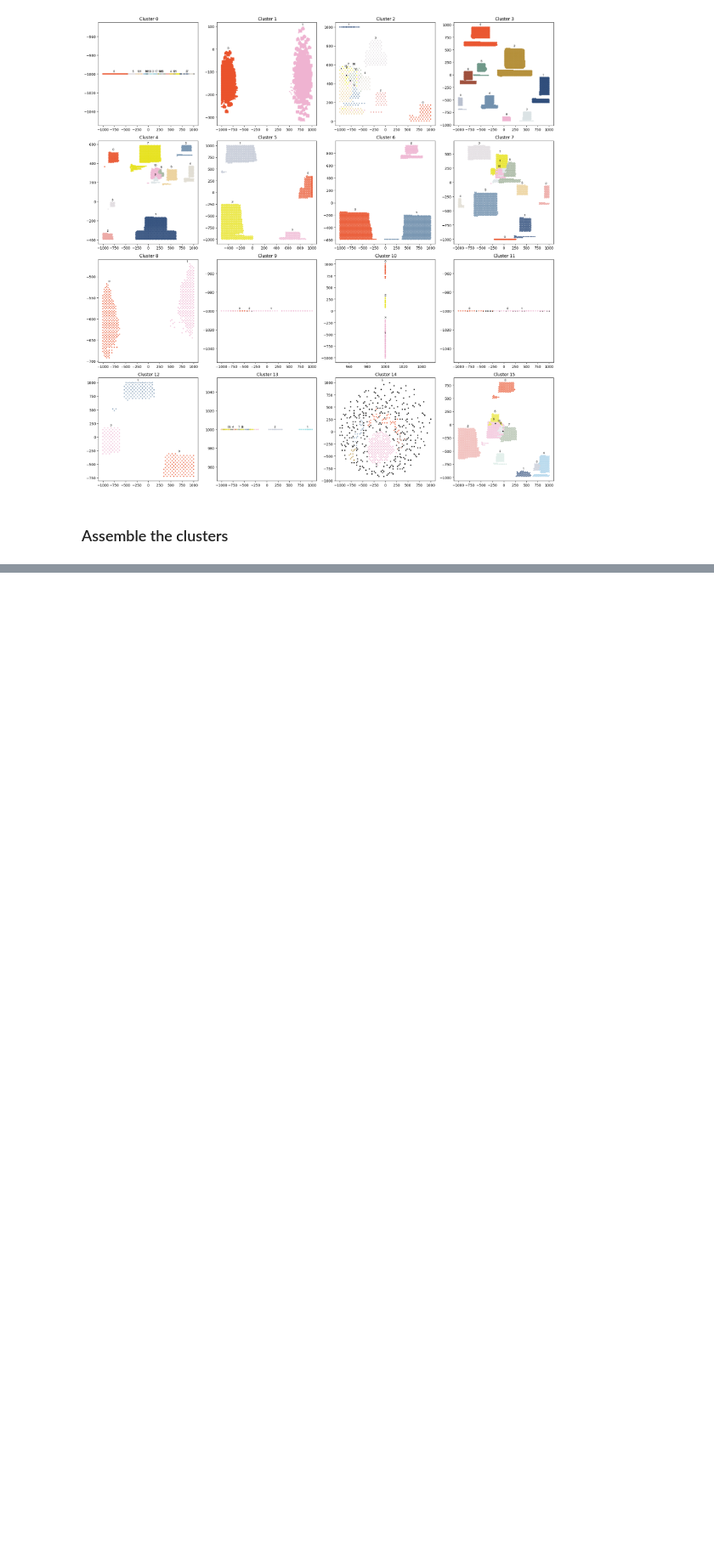
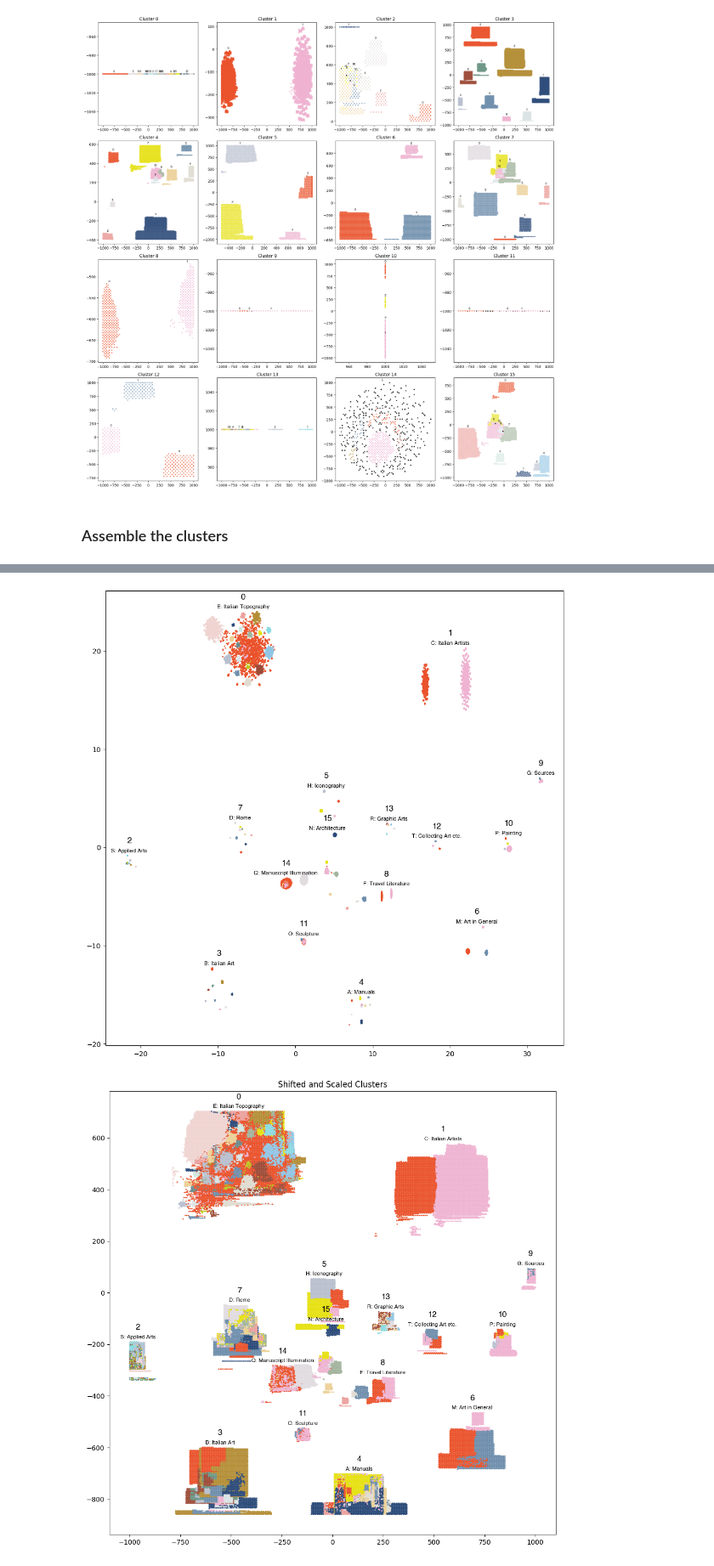
Before and after one commit to hanaCasey/BHVizData, a Jupyter notebook: iterative_approach.ipynb, the cells around one changed output, grey strips where cells are left out. Shown at 85% size. Cells and saved outputs as stored; diff of their text form; code cells hidden in the pictures; blank space fills up the shorter version.

```diff
--- a/iterative_approach.ipynb
+++ b/iterative_approach.ipynb
@@ -443,0 +438,42 @@ plt.show()
+# %%
+for i, emb in enumerate([assembled_embedding, normalized_a_e]):
+
+    emb = emb
+
+    fig, ax = plt.subplots(figsize=(12, 12))
+
+    for i, cluster in enumerate(clusters_1):
+
+        labels = clusters_2[i][0]
+        clustered = clusters_2[i][1]
+        subclusters = clusters_2[i][2]
+        plt.scatter(emb[cluster, 0], emb[cluster, 1], s=1, c=labels, cmap=custom_cmap)
+
+    # Labels and center of clusters
+    cluster_labels = []
+    positions = []
+    for j, cluster_points in enumerate(clusters_1):
+
+        cluster_sig = df.iloc[cluster_points].sig_lev_1.value_counts().index[0]
+        cluster_labels.append((f'{j}', f'{cluster_sig}: {subject_dict[cluster_sig]}'))
+
+        centroid = np.mean(emb[cluster_points, :], axis=0)
+        max_y_index = cluster_points[np.argmax(emb[cluster_points, 1])]
+        positions.append([centroid[0], emb[max_y_index, 1]])
+
+          # Add labels to clusters
+    for label, position in zip(cluster_labels, positions):
+        ax.annotate(label[0], xy=position, xytext=(0, 30),
+                    textcoords='offset pixels',
+                    ha='center', va='center',
+                    fontsize=12, font='Helvetica')
+        ax.annotate(label[1], xy=position, xytext=(0, 10),
+                    textcoords='offset pixels',
+                    ha='center', va='center',
+                    fontsize=8, font='Helvetica')
+
+ax.set_title('Shifted and Scaled Clusters')
+plt.show()
+# %% [output]
+[figure, added]
+[figure, added]
```
Also changed, not shown: parts of 5 cells of this notebook, 2 other files.
